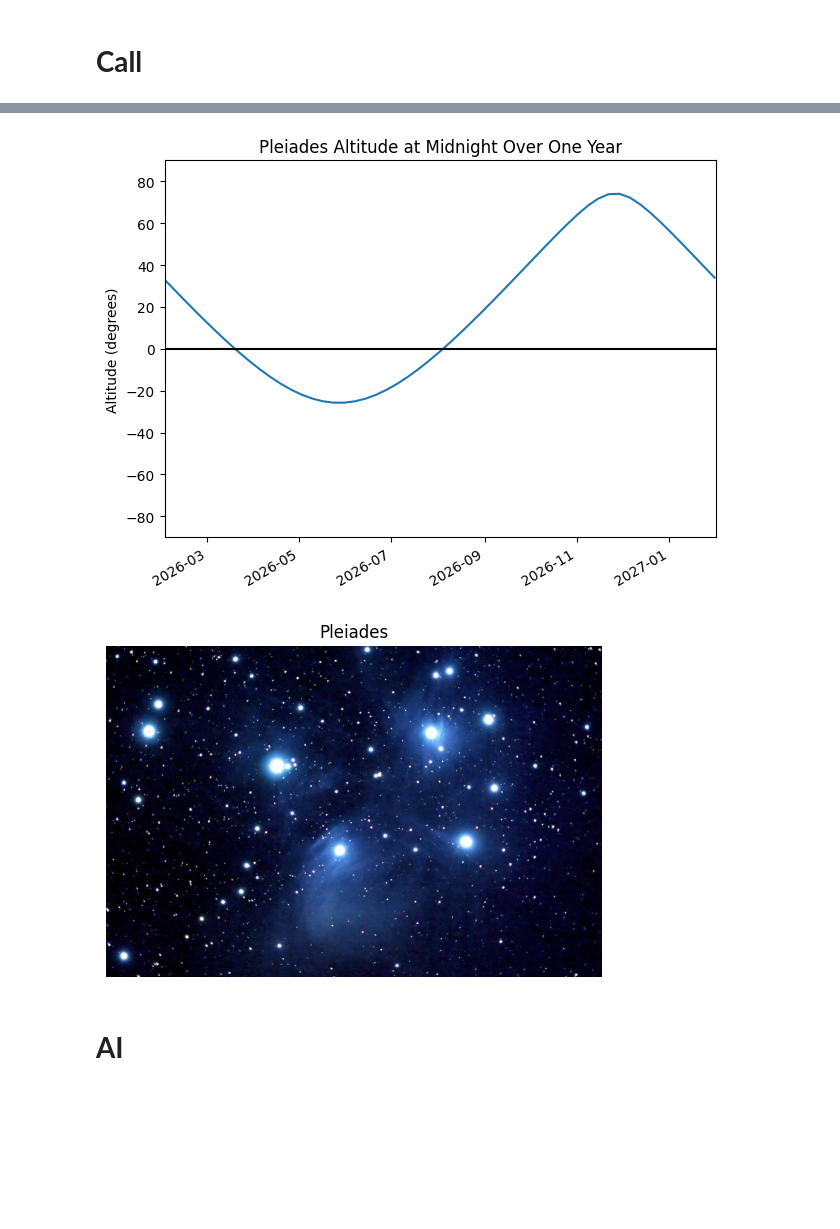
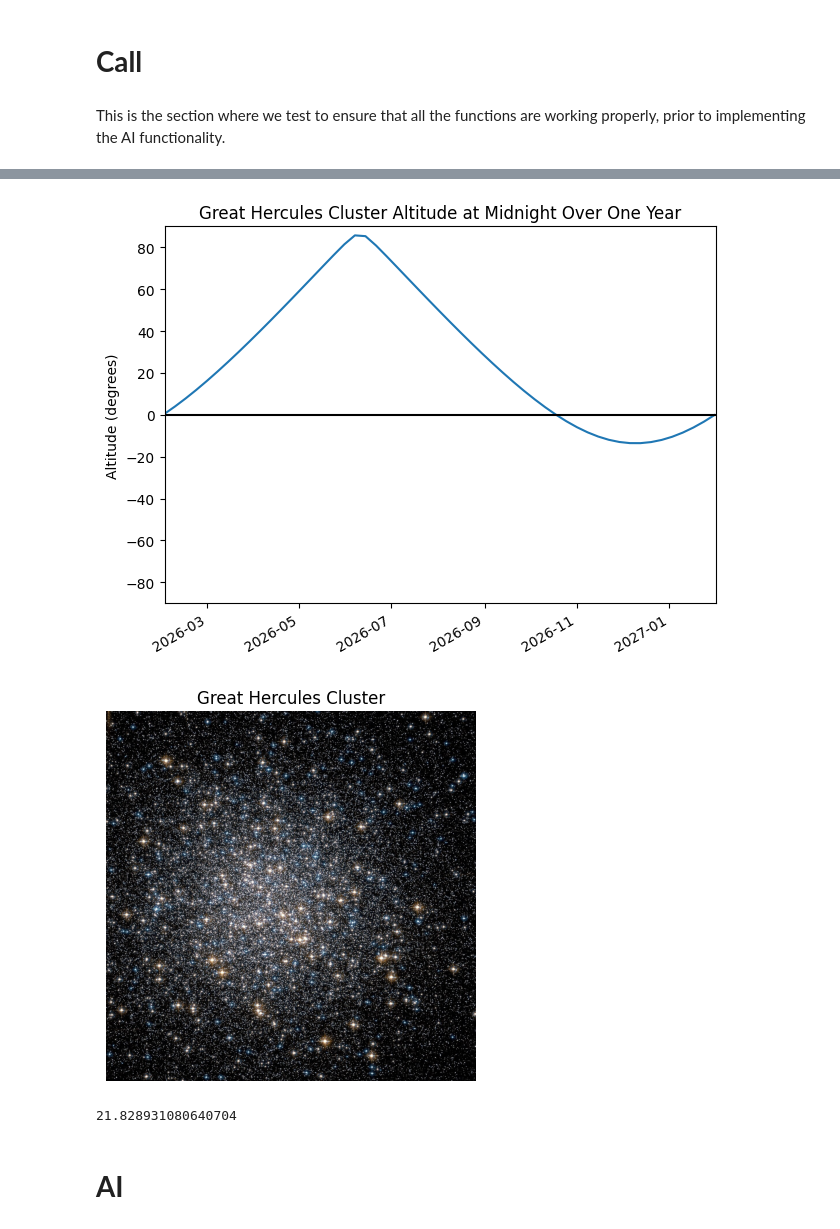
Before and after one commit to Wesley-Newman/Astron_1221_Project_1, a Jupyter notebook: Project_1.ipynb, the cells around one changed output, grey strips where cells are left out. Saved outputs shown, nothing was run; the diff lists cells and outputs as text; code cells hidden in the pictures; blank space fills up the shorter version.

```diff
--- a/Project_1.ipynb
+++ b/Project_1.ipynb
@@ -860,7 +962,7 @@ def calculate_percent_fov(object, eyepiece, telescope):
     square_fov = np.pi * (actual_fov/2)**2
     percent_fov = (object_angular_size / square_fov) * 100
     if percent_fov > 100:
-        return(percent_fov,square_fov, "Object is over 100% of the FOV")
+        return(percent_fov, "Object is over 100% of the FOV")
     else:
         return(percent_fov)
 
@@ -897,9 +999,11 @@ tools.append(
 )
 # %% [markdown]
 # **Call**
+# %% [markdown]
+This is the section where we test to ensure that all the functions are working properly, prior to implementing the AI functionality.
 # %%
 if __name__ == "__main__":
-    obj = messier_45
+    obj = messier_13
     obs_date = "2026-02-16"
     obs_time = "23:58:00"
     latitude = 40.0
@@ -956,5 +1060,5 @@ if __name__ == "__main__":
     else:
         print("No image available.")
 
-# calculate_percent_fov(messier_31, eye_piece_40, Telescope_400)
+calculate_percent_fov(messier_31, eye_piece_40, Telescope_400)
 # %% [output]
@@ -963,4 +1067,5 @@ Pleiades is 21.55° above the horizon at 23:58:00
-[figure, old version]
+[figure, new version]
-[figure, old version]
+[figure, new version]
+21.828931080640704
 # %% [markdown]
 # **AI**
```
Also changed, not shown: parts of 20 cells of this notebook, 1 other file.
